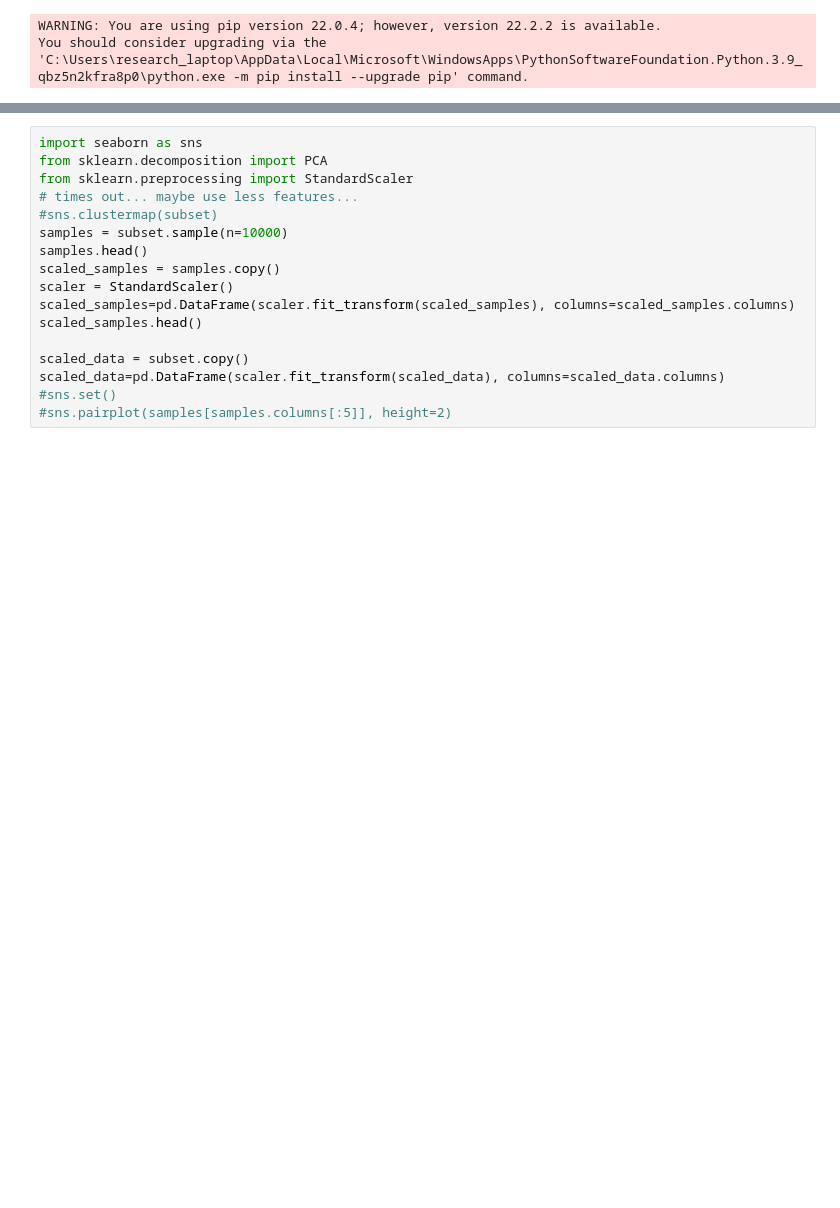
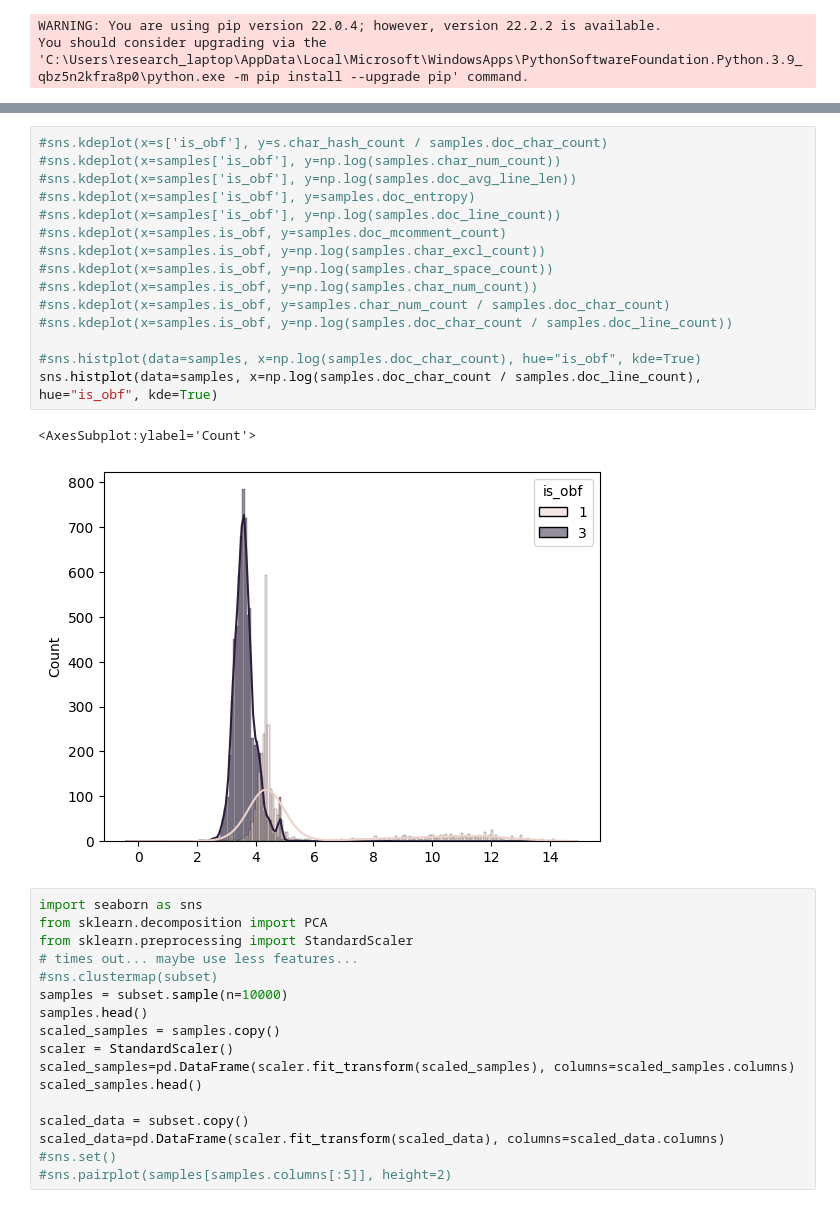
Before and after one commit to bx-lr/ps_obf_ml, a Jupyter notebook: labs/01_lab.ipynb, the cells around one changed output, grey strips where cells are left out. Cells and saved outputs as stored; diff of their text form; blank space fills up the shorter version.

```diff
--- a/labs/01_lab.ipynb
+++ b/labs/01_lab.ipynb
@@ -140,3 +180,21 @@ Index(['char_hash_count', 'char_paren_count', 'char_brack_count',
+# %%
+#sns.kdeplot(x=s['is_obf'], y=s.char_hash_count / samples.doc_char_count)
+#sns.kdeplot(x=samples['is_obf'], y=np.log(samples.char_num_count))
+#sns.kdeplot(x=samples['is_obf'], y=np.log(samples.doc_avg_line_len))
+#sns.kdeplot(x=samples['is_obf'], y=samples.doc_entropy)
+#sns.kdeplot(x=samples['is_obf'], y=np.log(samples.doc_line_count))
+#sns.kdeplot(x=samples.is_obf, y=samples.doc_mcomment_count)
+#sns.kdeplot(x=samples.is_obf, y=np.log(samples.char_excl_count))
+#sns.kdeplot(x=samples.is_obf, y=np.log(samples.char_space_count))
+#sns.kdeplot(x=samples.is_obf, y=np.log(samples.char_num_count))
+#sns.kdeplot(x=samples.is_obf, y=samples.char_num_count / samples.doc_char_count)
+#sns.kdeplot(x=samples.is_obf, y=np.log(samples.doc_char_count / samples.doc_line_count))
+
+#sns.histplot(data=samples, x=np.log(samples.doc_char_count), hue="is_obf", kde=True)
+sns.histplot(data=samples, x=np.log(samples.doc_char_count / samples.doc_line_count), hue="is_obf", kde=True)
+# %% [output]
+<AxesSubplot:ylabel='Count'>
+[figure, added]
 # %%
 import seaborn as sns
 from sklearn.decomposition import PCA
```
Also changed, not shown: parts of 7 cells of this notebook.
